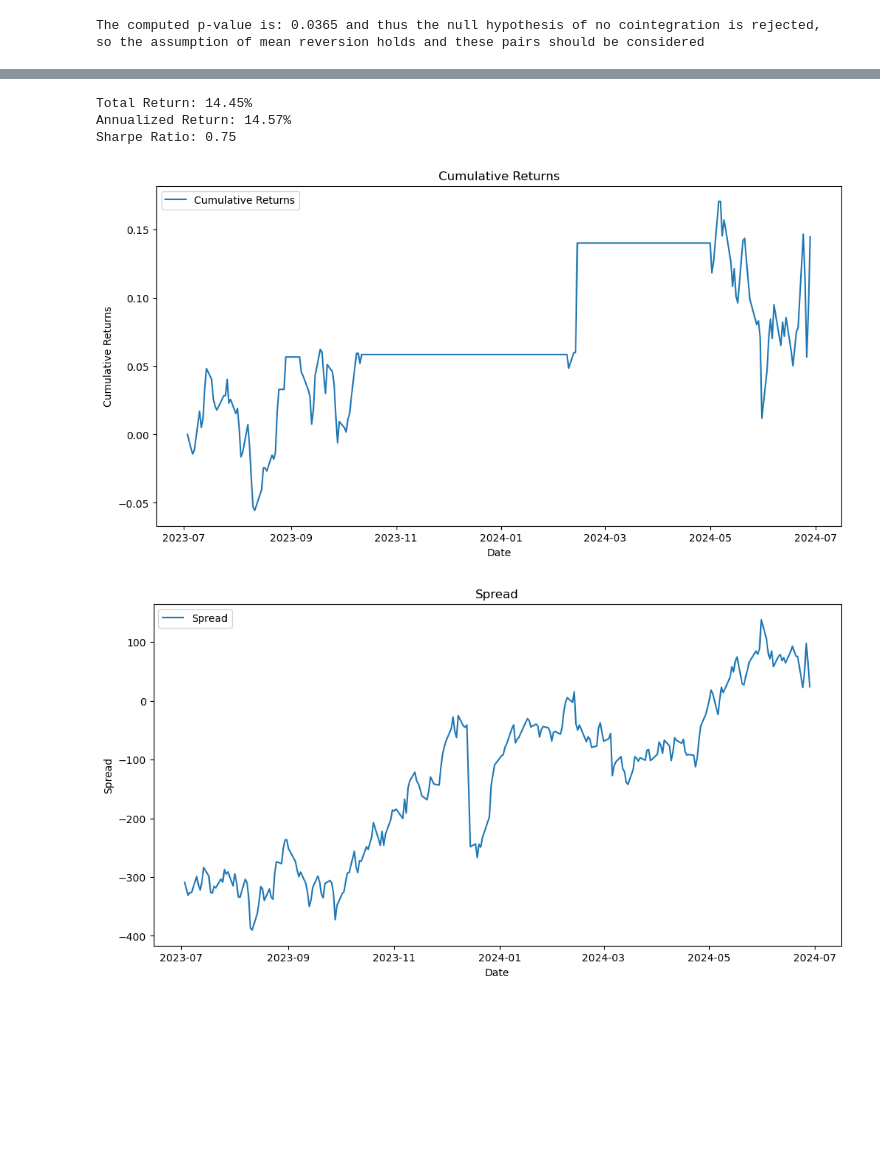
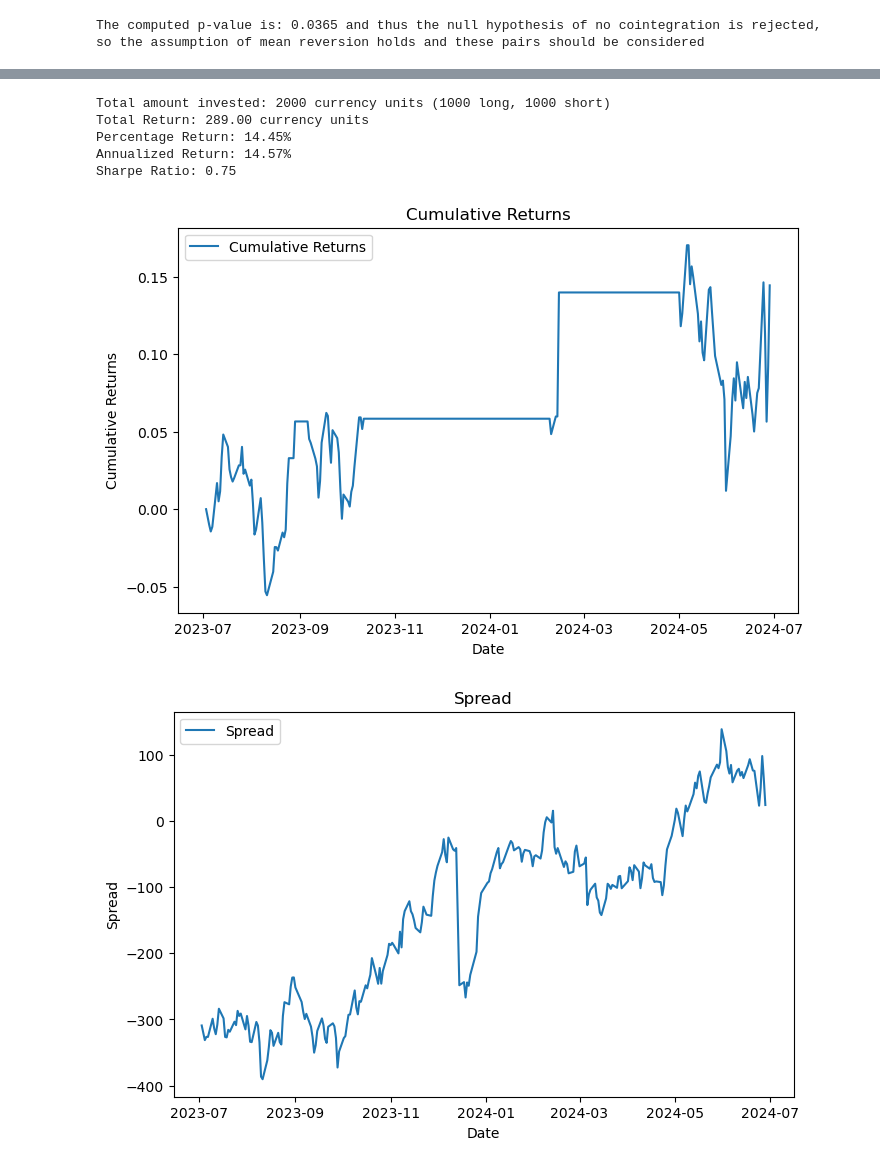
Before and after one commit to mburley127/PairsTrading, a Jupyter notebook: Commodities/PairsTradingTest.ipynb, the cells around one changed output, grey strips where cells are left out. Saved outputs shown, nothing was run; the diff lists cells and outputs as text; code cells hidden in the pictures; blank space fills up the shorter version.

```diff
--- a/Commodities/PairsTradingTest.ipynb
+++ b/Commodities/PairsTradingTest.ipynb
@@ -166,50 +238,65 @@ positions, returns, cumulative_rets = backtest(signals, data, commodities)
 # %%
-### Function to calculate performance metrics
 def calculate_performance_metrics(cumulative_rets, returns):
+    # Calculate total return over the period (final value of cumulative returns)
     total_return = cumulative_rets.iloc[-1]
-    annualized_return = (1 + total_return) ** (252 / len(cumulative_rets)) - 1
+
+    # Calculate total amount return (based on 2000 total invested: 1000 long and 1000 short units)
+    total_amount_return = total_return * 2000  # Total return in currency units
+
+    # Calculate total percentage return over the period
+    percentage_return = total_return * 100
+
+    # Calculate the annualized return
+    annualized_return = ((1 + total_return) ** (252 / len(cumulative_rets)) - 1) * 100
+
+    # Calculate the Sharpe ratio
     sharpe_ratio = returns.mean() / returns.std() * np.sqrt(252)
 
-    return total_return, annualized_return, sharpe_ratio
+    return total_amount_return, percentage_return, annualized_return, sharpe_ratio
 
-total_return, annualized_return, sharpe_ratio = calculate_performance_metrics(cumulative_rets, returns)
-print(f"Total Return: {total_return * 100:.2f}%")
-print(f"Annualized Return: {annualized_return * 100:.2f}%")
+# Call the function and print results
+total_amount_return, percentage_return, annualized_return, sharpe_ratio = calculate_performance_metrics(cumulative_rets, returns)
+print('Total amount invested: 2000 currency units (1000 long, 1000 short)')
+print(f"Total Return: {total_amount_return:.2f} currency units")
+print(f"Percentage Return: {percentage_return:.2f}%")
+print(f"Annualized Return: {annualized_return:.2f}%")
 print(f"Sharpe Ratio: {sharpe_ratio:.2f}")
 # %% [output]
-Total Return: 14.45%
+Total amount invested: 2000 currency units (1000 long, 1000 short)
+Total Return: 289.00 currency units
+Percentage Return: 14.45%
 Annualized Return: 14.57%
 Sharpe Ratio: 0.75
 # %%
 # Plot cumulative returns
-plt.figure(figsize=(12, 6))
+plt.figure(figsize=(8, 5))
 plt.plot(cumulative_rets, label='Cumulative Returns')
 plt.title('Cumulative Returns')
 plt.xlabel('Date')
 plt.ylabel('Cumulative Returns')
 plt.legend()
 plt.show()
 
 # Plot spread
-plt.figure(figsize=(12, 6))
+plt.figure(figsize=(8, 5))
 plt.plot(spread, label='Spread')
 plt.title('Spread')
 plt.xlabel('Date')
 plt.ylabel('Spread')
 plt.legend()
 plt.show()
 
 # Plot Z-score
-plt.figure(figsize=(12, 6))
+plt.figure(figsize=(8, 5))
 plt.plot(z_score, label='Z-score')
 plt.title('Z-score')
 plt.xlabel('Date')
 plt.ylabel('Z-score')
 plt.axhline(1.0, color='r', linestyle='--')
 plt.axhline(-1.0, color='r', linestyle='--')
 plt.axhline(0.0, color='k', linestyle='-')
 plt.legend()
 plt.show()
 # %% [output]
-[figure, old version]
+[figure, new version]
-[figure, old version]
+[figure, new version]
```
Also changed, not shown: parts of 7 cells of this notebook, 1 other file.
